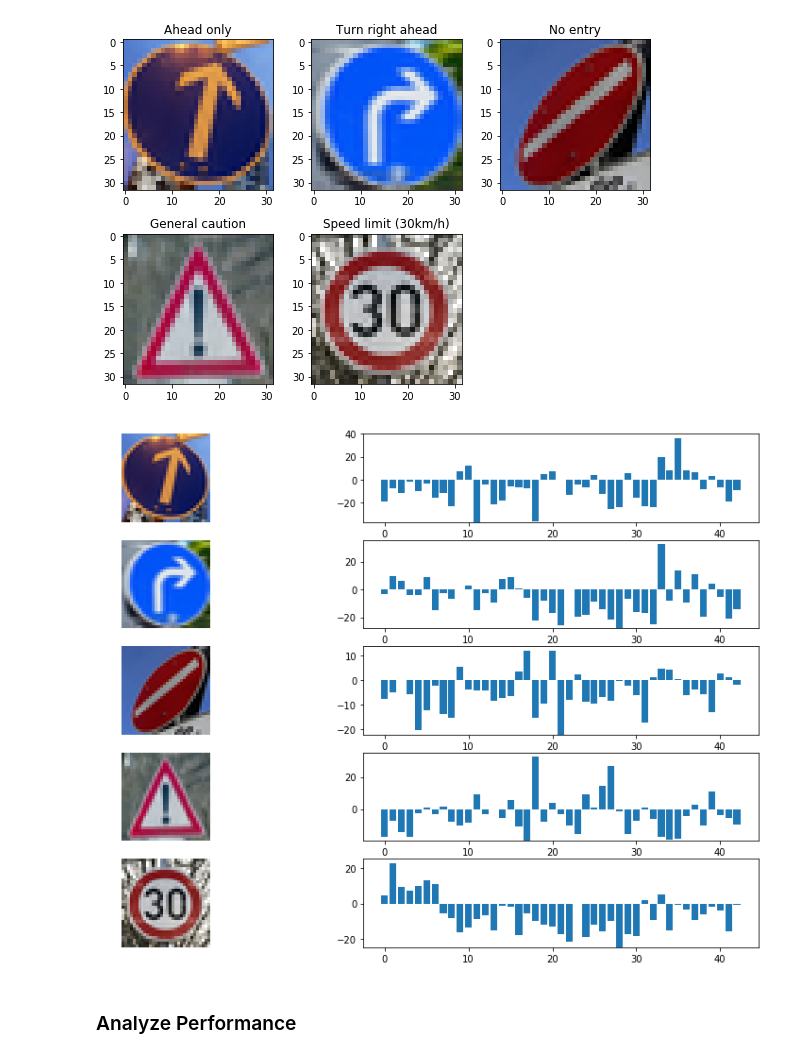
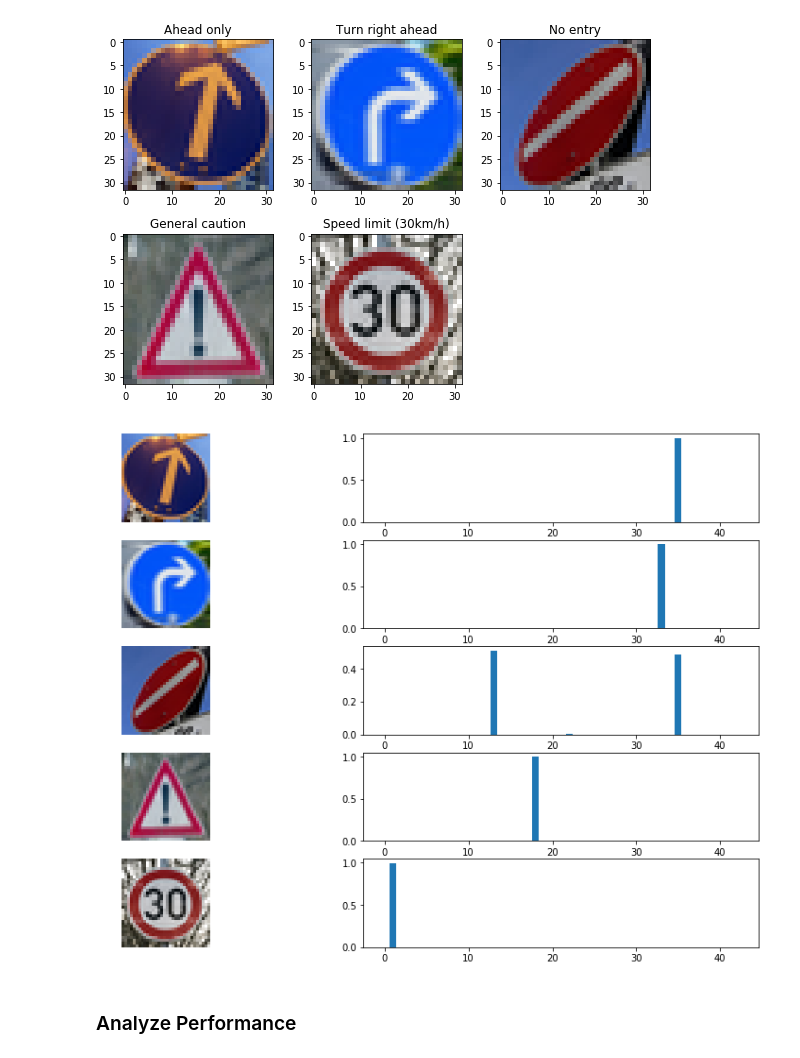
Before and after one commit to ldfo/traffic-sign-classifier, a Jupyter notebook: Traffic_Sign_Classifier.ipynb, the cells around one changed output. Cells and saved outputs as stored; diff of their text form; code cells hidden in the pictures.

```diff
--- a/Traffic_Sign_Classifier.ipynb
+++ b/Traffic_Sign_Classifier.ipynb
@@ -279,11 +279,11 @@ def network(x):
 #   flatten
     flat = tf.contrib.layers.flatten(layer_10)
     fully = tf.contrib.layers.fully_connected(flat, num_outputs=256)
-    fully = tf.contrib.layers.dropout(fully, keep_prob=0.88)
+#     fully = tf.contrib.layers.dropout(fully, keep_prob=0.88)
     fully = tf.contrib.layers.fully_connected(fully, num_outputs=128)
-    fully = tf.contrib.layers.dropout(fully, keep_prob=0.88)
+#     fully = tf.contrib.layers.dropout(fully, keep_prob=0.88)
     fully = tf.contrib.layers.fully_connected(fully, num_outputs=64)
-    output = tf.contrib.layers.fully_connected(fully, num_outputs=n_classes, activation_fn=tf.nn.relu)
+    output = tf.contrib.layers.fully_connected(fully, num_outputs=n_classes, activation_fn=None)
     print('input',x.shape)
     print('l1',layer_1.shape)
     print('l2',layer_2.shape)
@@ -486,24 +486,24 @@ plt.show()
 # %%
 ### Visualize the softmax probabilities here.
 ### Feel free to use as many code cells as needed.
 
 
-top_k_operation = tf.nn.top_k(logits,42)
+top_k_operation = tf.nn.top_k(tf.nn.softmax(logits),42)
 
 with tf.Session() as sess:
     saver.restore(sess, tf.train.latest_checkpoint('.'))
     top_k_output = sess.run(top_k_operation, feed_dict={x: predict_data})
 
     fig, axs = plt.subplots(5, 2, figsize=(15, 10))
     fig.subplots_adjust(hspace = .2, wspace=.001)
     axs = axs.ravel()
     for i, top_k_indices, top_k_values, image in zip(range(0, 10, 2), top_k_output.indices, top_k_output.values, german_images_data):
         axs[i].axis('off')
         axs[i].imshow(image)
 
         axs[i+1].bar(top_k_indices, top_k_values)
 # %% [output]
-[figure, old version]
+[figure, new version]
 # %% [markdown]
 ### Analyze Performance
 # %% [markdown]
```
Also changed, not shown: parts of 3 cells of this notebook, 4 other files.
